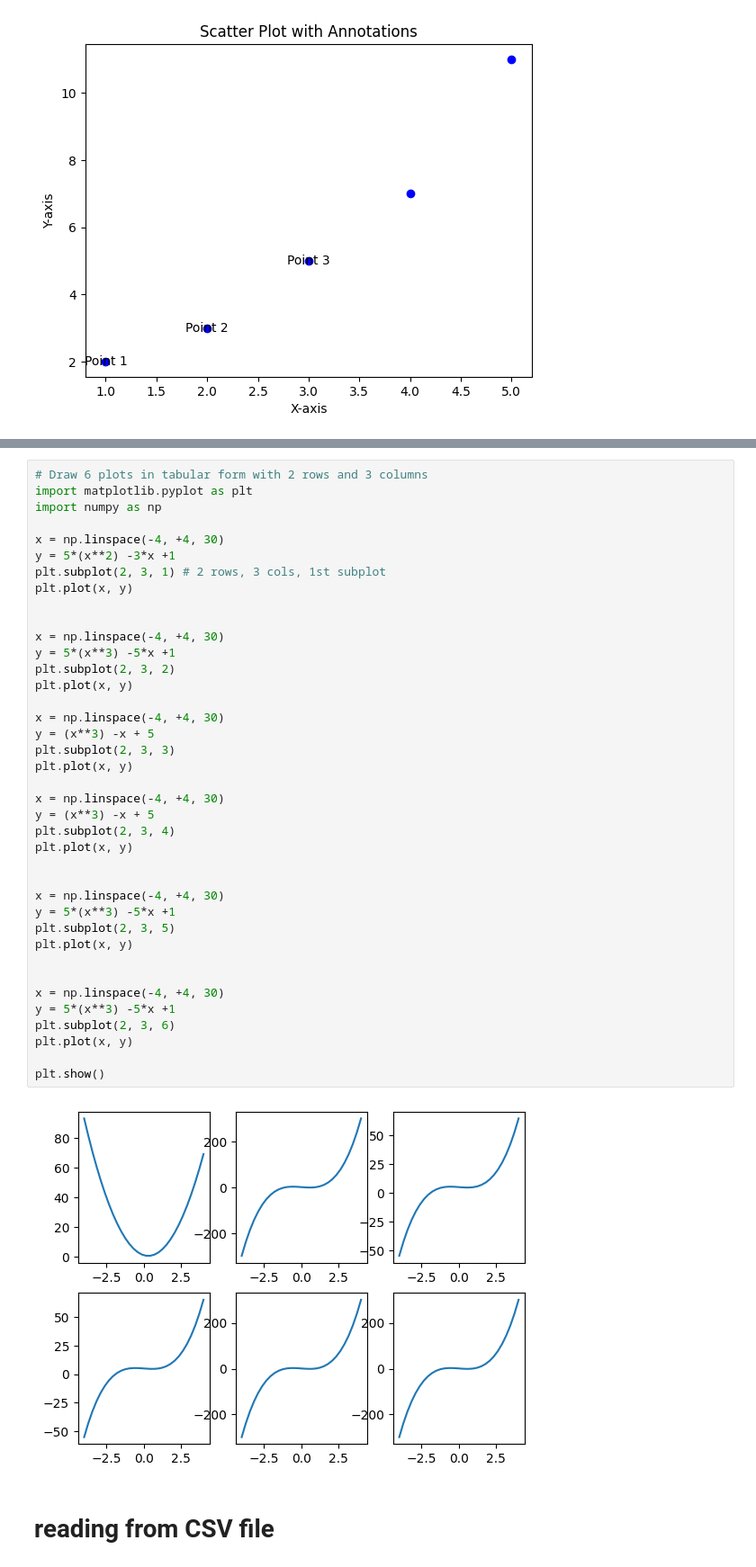
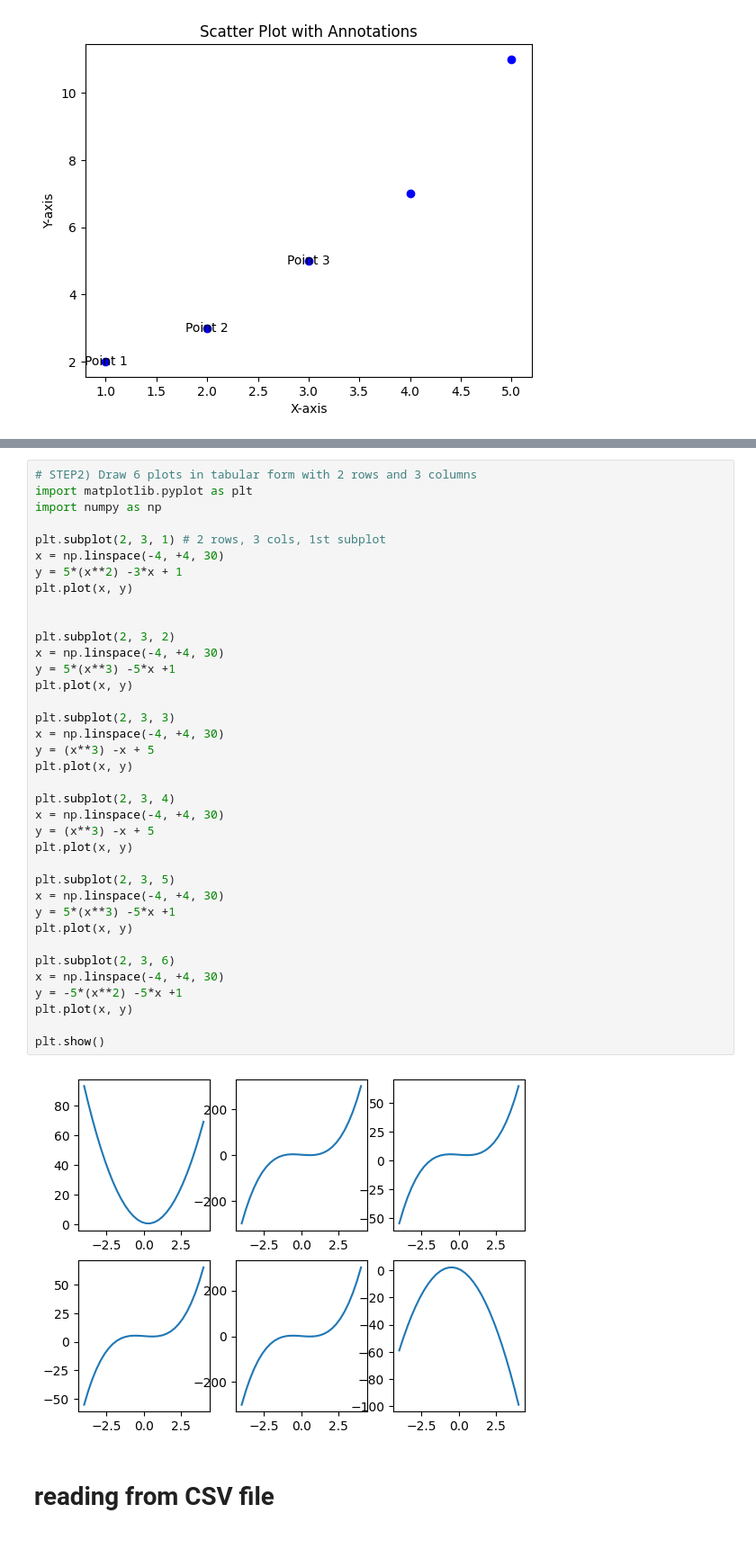
Before and after one commit to ash322ash422/tut_matplotlib, a Jupyter notebook: tut_mp1_scatter_line_marker_subplot_save_readCSV.ipynb, the cells around one changed output, grey strips where cells are left out. Shown at 90% size. Cells and saved outputs as stored; diff of their text form.

```diff
--- a/tut_mp1_scatter_line_marker_subplot_save_readCSV.ipynb
+++ b/tut_mp1_scatter_line_marker_subplot_save_readCSV.ipynb
@@ -393,44 +417,42 @@ plt.show()
 # %%
-# Draw 6 plots in tabular form with 2 rows and 3 columns
+# STEP2) Draw 6 plots in tabular form with 2 rows and 3 columns
 import matplotlib.pyplot as plt
 import numpy as np
 
+plt.subplot(2, 3, 1) # 2 rows, 3 cols, 1st subplot
 x = np.linspace(-4, +4, 30)
-y = 5*(x**2) -3*x +1
-plt.subplot(2, 3, 1) # 2 rows, 3 cols, 1st subplot
+y = 5*(x**2) -3*x + 1
 plt.plot(x, y)
 
 
+plt.subplot(2, 3, 2)
 x = np.linspace(-4, +4, 30)
 y = 5*(x**3) -5*x +1
-plt.subplot(2, 3, 2)
 plt.plot(x, y)
 
+plt.subplot(2, 3, 3)
 x = np.linspace(-4, +4, 30)
 y = (x**3) -x + 5
-plt.subplot(2, 3, 3)
 plt.plot(x, y)
 
+plt.subplot(2, 3, 4)
 x = np.linspace(-4, +4, 30)
 y = (x**3) -x + 5
-plt.subplot(2, 3, 4)
 plt.plot(x, y)
 
-
+plt.subplot(2, 3, 5)
 x = np.linspace(-4, +4, 30)
 y = 5*(x**3) -5*x +1
-plt.subplot(2, 3, 5)
 plt.plot(x, y)
 
-
+plt.subplot(2, 3, 6)
 x = np.linspace(-4, +4, 30)
-y = 5*(x**3) -5*x +1
-plt.subplot(2, 3, 6)
+y = -5*(x**2) -5*x +1
 plt.plot(x, y)
 
 plt.show()
 # %% [output]
-[figure, old version]
+[figure, new version]
 # %% [markdown]
 # reading from CSV file
 # %%
```
Also changed, not shown: parts of 11 cells of this notebook, 2 other files.
